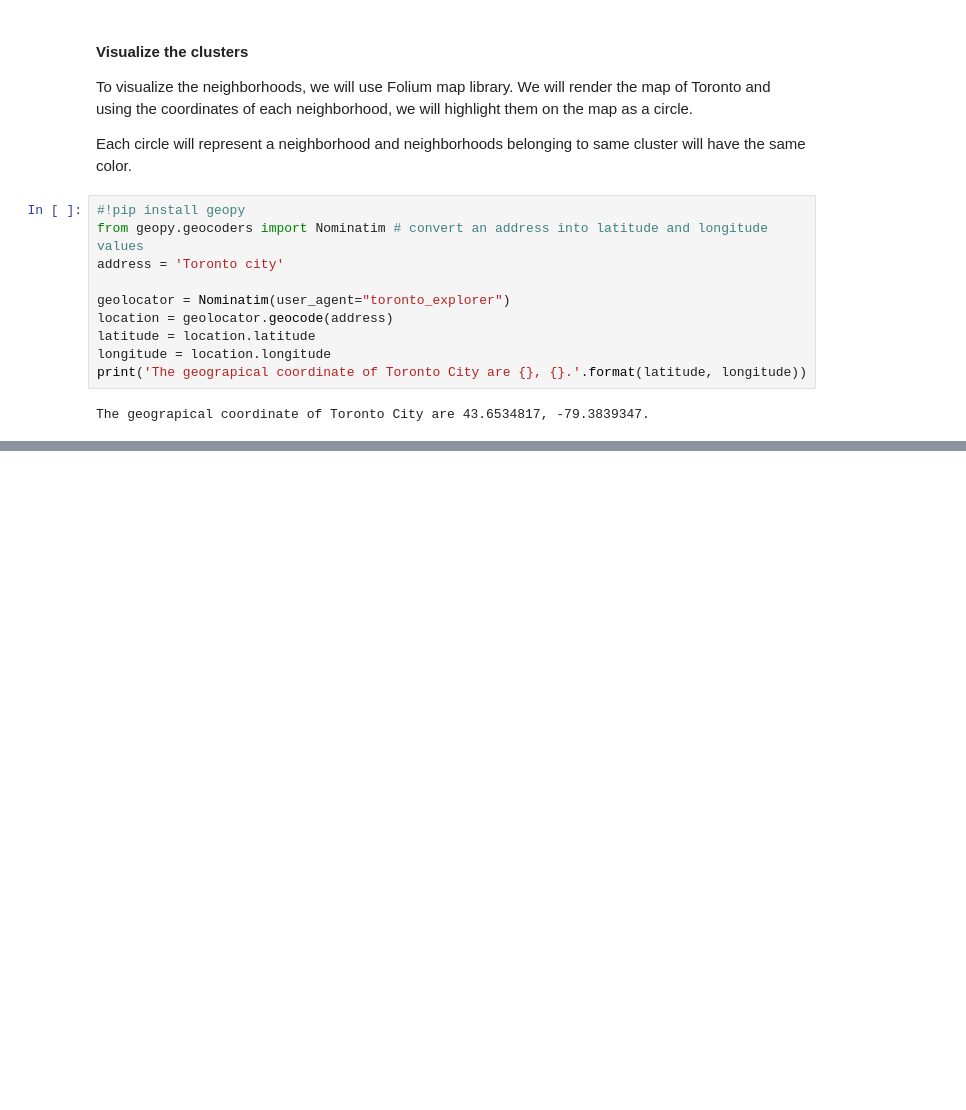
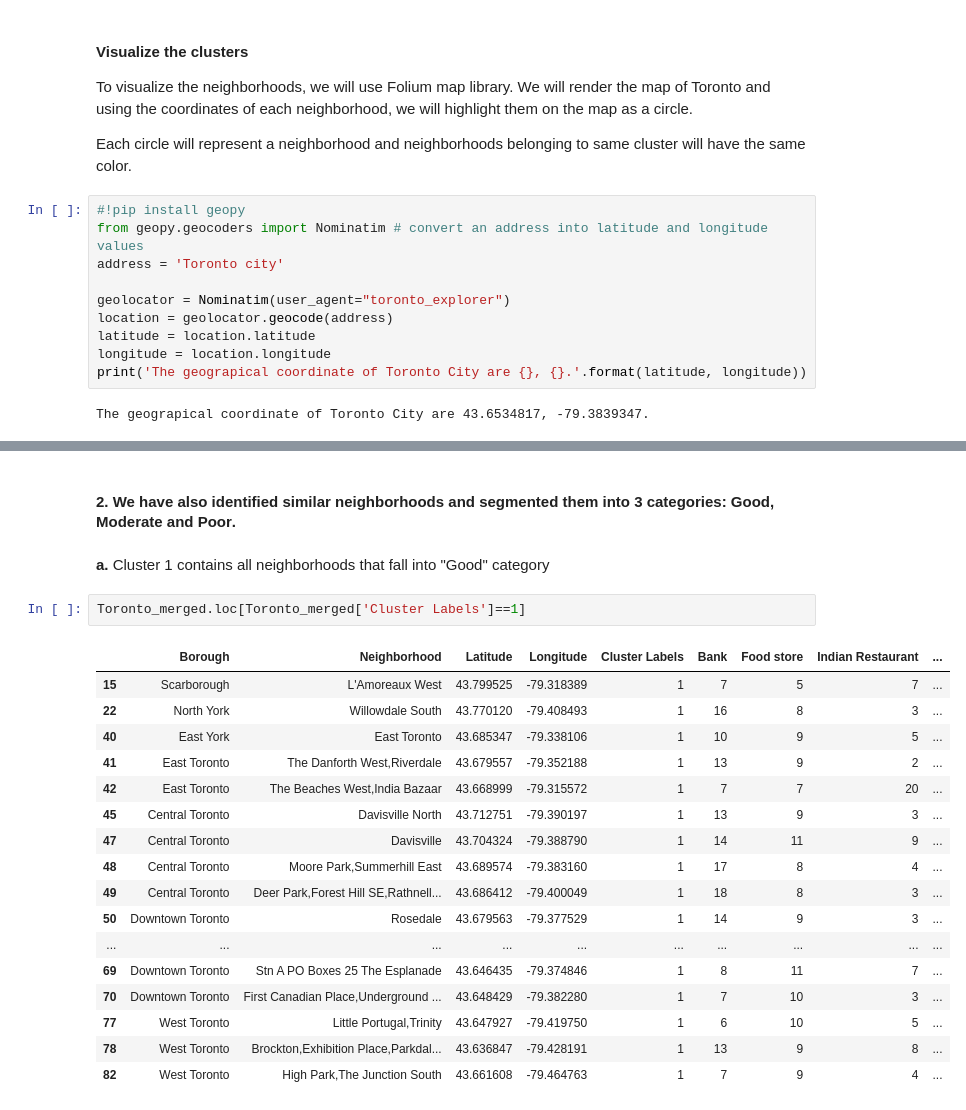
Before and after one commit to iindrajeet07/Coursera_Capstone, a Jupyter notebook: Toronto neighborhood analysis for an Indian family.ipynb, the cells around one changed output, grey strips where cells are left out. Cells and saved outputs as stored; diff of their text form; blank space fills up the shorter version.

```diff
--- a/Toronto neighborhood analysis for an Indian family.ipynb
+++ b/Toronto neighborhood analysis for an Indian family.ipynb
@@ -542,0 +580,24 @@ Toronto Neighborhoods:
+# %% [markdown]
+#### 2. We have also identified similar neighborhoods and segmented them into 3 categories: **Good, Moderate and Poor**.
+# %% [markdown]
+**a.** Cluster 1 contains all neighborhoods that fall into "Good" category
+# %%
+Toronto_merged.loc[Toronto_merged['Cluster Labels']==1]
+# %% [output]
+|  | Borough | Neighborhood | Latitude | Longitude | Cluster Labels | Bank | Food store | Indian Restaurant | ... |
+| 15 | Scarborough | L'Amoreaux West | 43.799525 | -79.318389 | 1 | 7 | 5 | 7 | ... |
+| 22 | North York | Willowdale South | 43.770120 | -79.408493 | 1 | 16 | 8 | 3 | ... |
+| 40 | East York | East Toronto | 43.685347 | -79.338106 | 1 | 10 | 9 | 5 | ... |
+| 41 | East Toronto | The Danforth West,Riverdale | 43.679557 | -79.352188 | 1 | 13 | 9 | 2 | ... |
+| 42 | East Toronto | The Beaches West,India Bazaar | 43.668999 | -79.315572 | 1 | 7 | 7 | 20 | ... |
+| 45 | Central Toronto | Davisville North | 43.712751 | -79.390197 | 1 | 13 | 9 | 3 | ... |
+| 47 | Central Toronto | Davisville | 43.704324 | -79.388790 | 1 | 14 | 11 | 9 | ... |
+| 48 | Central Toronto | Moore Park,Summerhill East | 43.689574 | -79.383160 | 1 | 17 | 8 | 4 | ... |
+| 49 | Central Toronto | Deer Park,Forest Hill SE,Rathnell... | 43.686412 | -79.400049 | 1 | 18 | 8 | 3 | ... |
+| 50 | Downtown Toronto | Rosedale | 43.679563 | -79.377529 | 1 | 14 | 9 | 3 | ... |
+| ... | ... | ... | ... | ... | ... | ... | ... | ... | ... |
+| 69 | Downtown Toronto | Stn A PO Boxes 25 The Esplanade | 43.646435 | -79.374846 | 1 | 8 | 11 | 7 | ... |
+| 70 | Downtown Toronto | First Canadian Place,Underground ... | 43.648429 | -79.382280 | 1 | 7 | 10 | 3 | ... |
+| 77 | West Toronto | Little Portugal,Trinity | 43.647927 | -79.419750 | 1 | 6 | 10 | 5 | ... |
+| 78 | West Toronto | Brockton,Exhibition Place,Parkdal... | 43.636847 | -79.428191 | 1 | 13 | 9 | 8 | ... |
+| 82 | West Toronto | High Park,The Junction South | 43.661608 | -79.464763 | 1 | 7 | 9 | 4 | ... |
```
Also changed, not shown: parts of 46 cells of this notebook.
